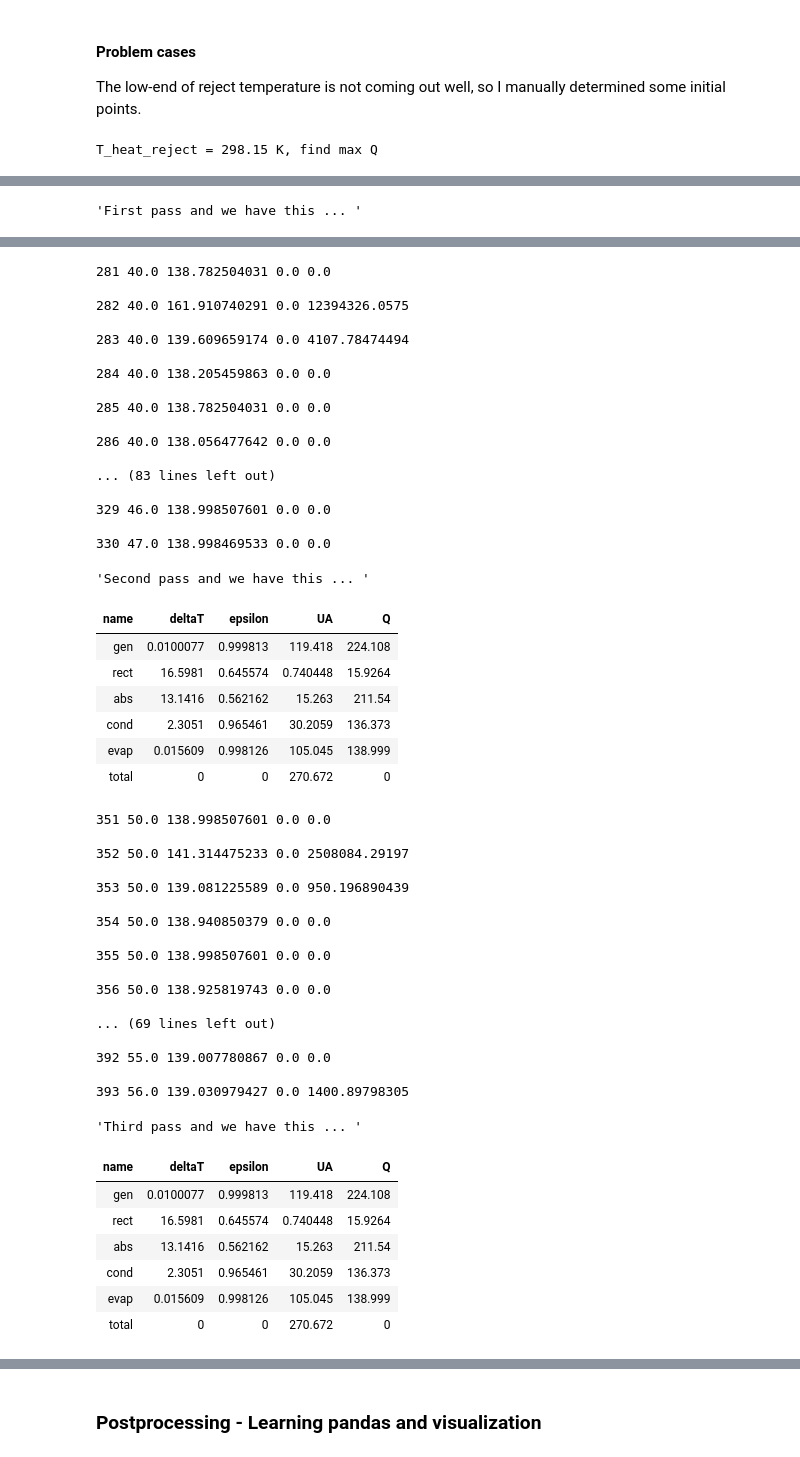
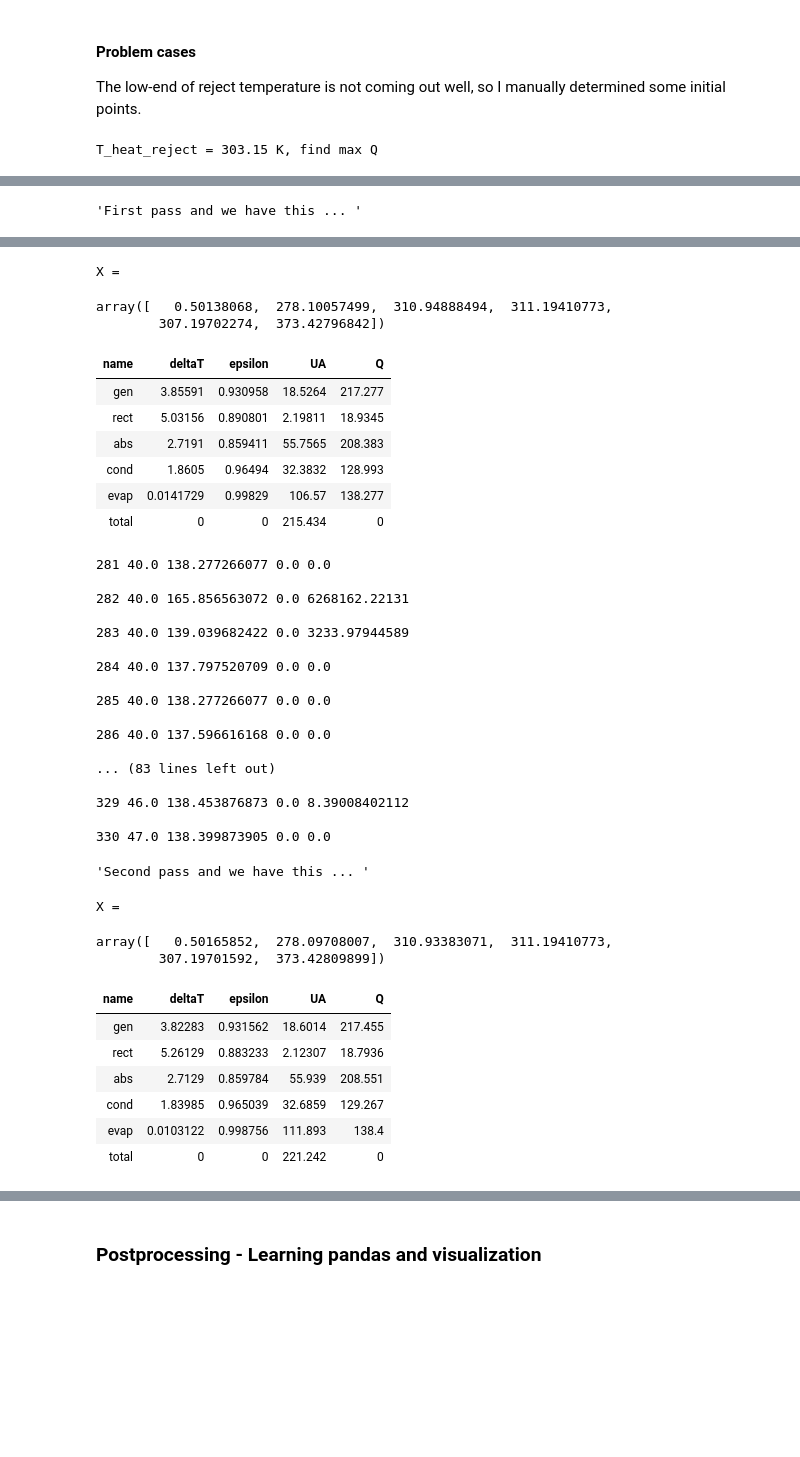
Before and after one commit to nfette/openACHP, a Jupyter notebook: src/optimize_trials2_5.ipynb, the cells around one changed output, grey strips where cells are left out. Cells and saved outputs as stored; diff of their text form; code cells hidden in the pictures; blank space fills up the shorter version.

```diff
--- a/src/optimize_trials2_5.ipynb
+++ b/src/optimize_trials2_5.ipynb
@@ -382,13 +382,15 @@ Note: Absorber inlet is subcooled
 #### Problem cases
 The low-end of reject temperature is not coming out well, so I manually determined some initial points.
 # %%
-for T_heat_reject in [298.15]:
+for T_heat_reject in [303.15]:
         print("T_heat_reject = {} K, find max Q".format(T_heat_reject))
         tr = T_heat_reject
         xB = [400, 1, tr, 3, tr, 5, 285, 4, tr, 0.15]
         bdry = system_aqua1.makeBoundary(xB)
         P = Problem_2_5_A(bdry)
-        x = numpy.array([0.6, 278.0, 306.5, 315.7, 313.0, 371.7])
+        # For 293 and 298
+        # x = numpy.array([0.6, 278.0, 306.5, 315.7, 313.0, 371.7])
+        x = numpy.array([0.50, 278.0, 311.0, 311.2, 307.2, 373.3])
 
         P.n_calls = 7*30
         opt = scipy.optimize.minimize(P.objective, x, method="COBYLA",
@@ -415,4 +417,4 @@ for T_heat_reject in [298.15]:
 
         opts2.at[(tr, 1),'opt'] = dict(opt)
 # %% [output]
-T_heat_reject = 298.15 K, find max Q
+T_heat_reject = 303.15 K, find max Q
@@ -444,50 +439,38 @@ T_heat_reject = 298.15 K, find max Q
-281 40.0 138.782504031 0.0 0.0
-
-282 40.0 161.910740291 0.0 12394326.0575
-
-283 40.0 139.609659174 0.0 4107.78474494
-
-284 40.0 138.205459863 0.0 0.0
-
-285 40.0 138.782504031 0.0 0.0
-
-286 40.0 138.056477642 0.0 0.0
-
-... (83 lines left out)
-
-329 46.0 138.998507601 0.0 0.0
-
-330 47.0 138.998469533 0.0 0.0
+X =
-'Second pass and we have this ... '
+array([   0.50138068,  278.10057499,  310.94888494,  311.19410773,
+        307.19702274,  373.42796842])
-| name | deltaT | epsilon | UA | Q |
-| gen | 0.0100077 | 0.999813 | 119.418 | 224.108 |
-| rect | 16.5981 | 0.645574 | 0.740448 | 15.9264 |
-| abs | 13.1416 | 0.562162 | 15.263 | 211.54 |
-| cond | 2.3051 | 0.965461 | 30.2059 | 136.373 |
-| evap | 0.015609 | 0.998126 | 105.045 | 138.999 |
-| total | 0 | 0 | 270.672 | 0 |
+| name | deltaT | epsilon | UA | Q |
+| gen | 3.85591 | 0.930958 | 18.5264 | 217.277 |
+| rect | 5.03156 | 0.890801 | 2.19811 | 18.9345 |
+| abs | 2.7191 | 0.859411 | 55.7565 | 208.383 |
+| cond | 1.8605 | 0.96494 | 32.3832 | 128.993 |
+| evap | 0.0141729 | 0.99829 | 106.57 | 138.277 |
+| total | 0 | 0 | 215.434 | 0 |
-351 50.0 138.998507601 0.0 0.0
+281 40.0 138.277266077 0.0 0.0
 
-352 50.0 141.314475233 0.0 2508084.29197
+282 40.0 165.856563072 0.0 6268162.22131
 
-353 50.0 139.081225589 0.0 950.196890439
+283 40.0 139.039682422 0.0 3233.97944589
 
-354 50.0 138.940850379 0.0 0.0
+284 40.0 137.797520709 0.0 0.0
 
-355 50.0 138.998507601 0.0 0.0
+285 40.0 138.277266077 0.0 0.0
 
-356 50.0 138.925819743 0.0 0.0
+286 40.0 137.596616168 0.0 0.0
 
-... (69 lines left out)
+... (83 lines left out)
 
-392 55.0 139.007780867 0.0 0.0
+329 46.0 138.453876873 0.0 8.39008402112
 
-393 56.0 139.030979427 0.0 1400.89798305
+330 47.0 138.399873905 0.0 0.0
-'Third pass and we have this ... '
+'Second pass and we have this ... '
-| name | deltaT | epsilon | UA | Q |
-| gen | 0.0100077 | 0.999813 | 119.418 | 224.108 |
-| rect | 16.5981 | 0.645574 | 0.740448 | 15.9264 |
-| abs | 13.1416 | 0.562162 | 15.263 | 211.54 |
-| cond | 2.3051 | 0.965461 | 30.2059 | 136.373 |
-| evap | 0.015609 | 0.998126 | 105.045 | 138.999 |
-| total | 0 | 0 | 270.672 | 0 |
+X =
+array([   0.50165852,  278.09708007,  310.93383071,  311.19410773,
+        307.19701592,  373.42809899])
+| name | deltaT | epsilon | UA | Q |
+| gen | 3.82283 | 0.931562 | 18.6014 | 217.455 |
+| rect | 5.26129 | 0.883233 | 2.12307 | 18.7936 |
+| abs | 2.7129 | 0.859784 | 55.939 | 208.551 |
+| cond | 1.83985 | 0.965039 | 32.6859 | 129.267 |
+| evap | 0.0103122 | 0.998756 | 111.893 | 138.4 |
+| total | 0 | 0 | 221.242 | 0 |
```
Also changed, not shown: parts of 26 cells of this notebook, 1 other file.
